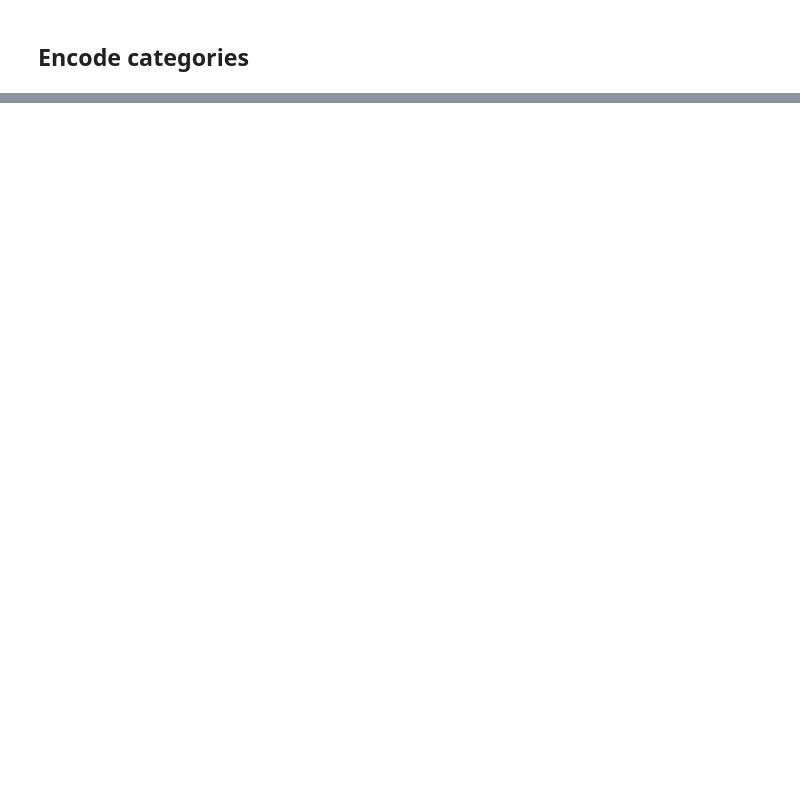
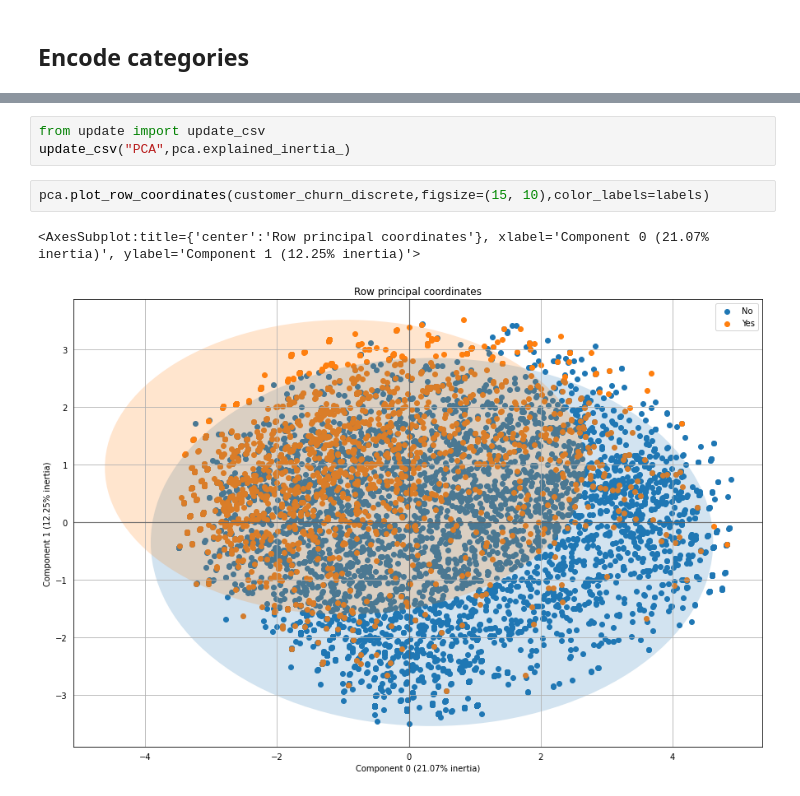
Before and after one commit to Vergenter/DataEmbeddingandVisualization, a Jupyter notebook: notebooks/PCA.ipynb, the cells around one changed output, grey strips where cells are left out. Cells and saved outputs as stored; diff of their text form; blank space fills up the shorter version.

```diff
--- a/notebooks/PCA.ipynb
+++ b/notebooks/PCA.ipynb
@@ -25,0 +33,8 @@ array([0.21800676, 0.12178355])
+# %%
+from update import update_csv
+update_csv("PCA",pca.explained_inertia_)
+# %%
+pca.plot_row_coordinates(customer_churn_discrete,figsize=(15, 10),color_labels=labels)
+# %% [output]
+<AxesSubplot:title={'center':'Row principal coordinates'}, xlabel='Component 0 (21.07% inertia)', ylabel='Component 1 (12.25% inertia)'>
+[figure, added]
```
Also changed, not shown: parts of 4 cells of this notebook, 8 other files.
